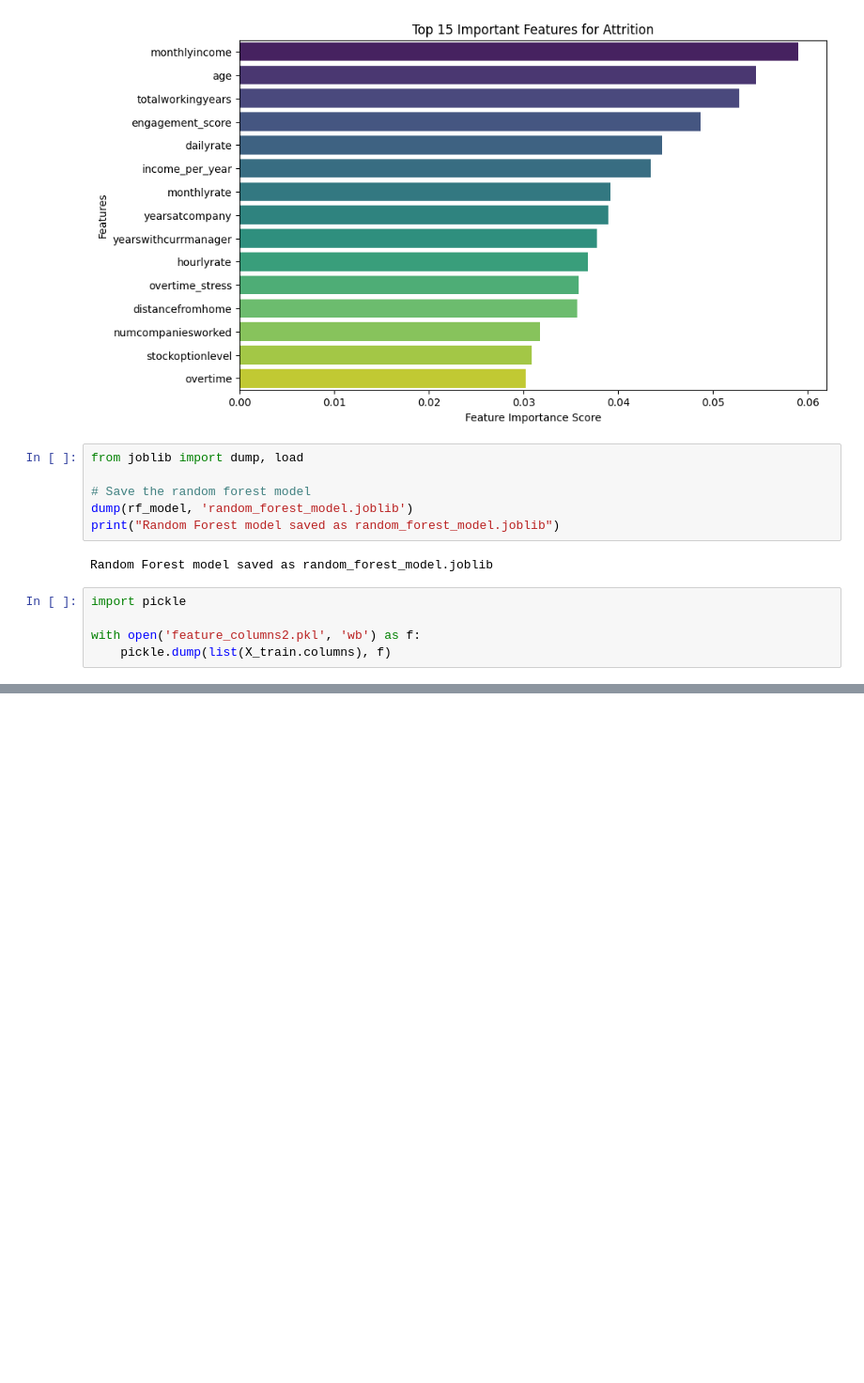
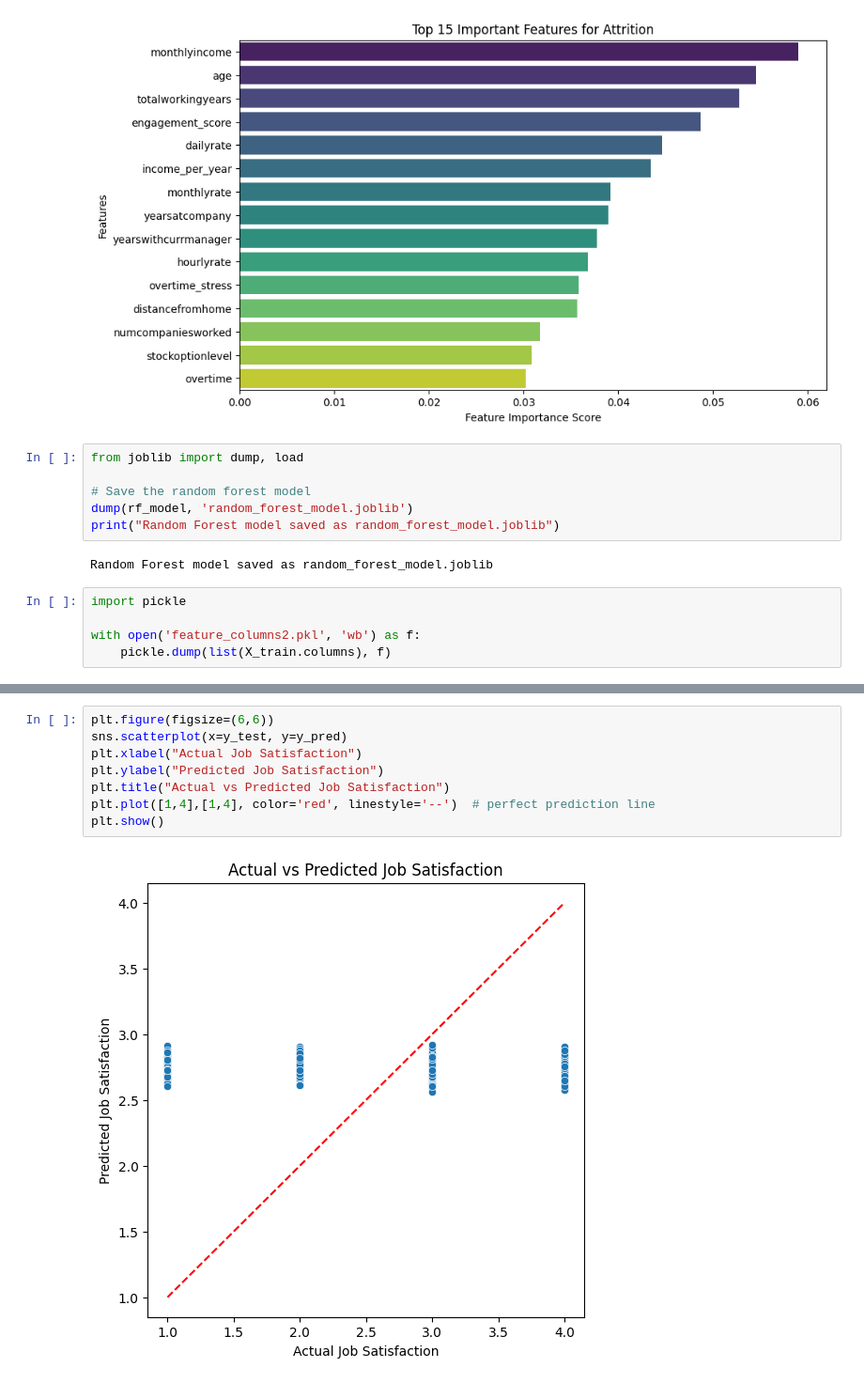
Before and after one commit to Selvasaranya2025/employee_attrition, a Jupyter notebook: miniproject3.ipynb, the cells around one changed output, grey strips where cells are left out. Shown at 94% size. Cells and saved outputs as stored; diff of their text form; blank space fills up the shorter version.

```diff
--- a/miniproject3.ipynb
+++ b/miniproject3.ipynb
@@ -607,0 +708,10 @@ with open('feature_columns2.pkl', 'wb') as f:
+# %%
+plt.figure(figsize=(6,6))
+sns.scatterplot(x=y_test, y=y_pred)
+plt.xlabel("Actual Job Satisfaction")
+plt.ylabel("Predicted Job Satisfaction")
+plt.title("Actual vs Predicted Job Satisfaction")
+plt.plot([1,4],[1,4], color='red', linestyle='--')  # perfect prediction line
+plt.show()
+# %% [output]
+[figure, added]
```
Also changed, not shown: parts of 17 cells of this notebook.
